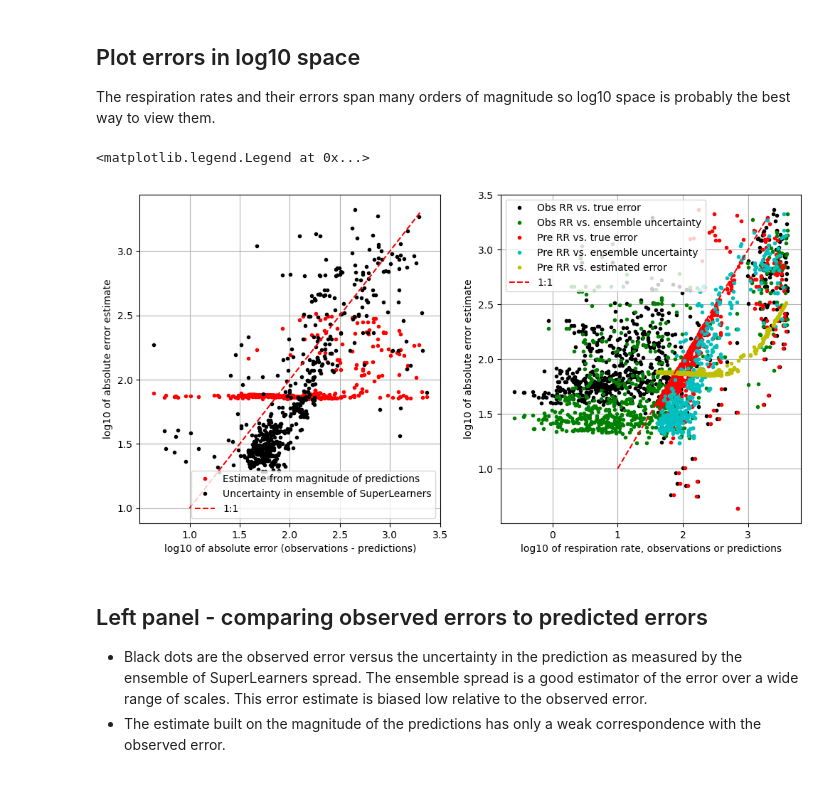
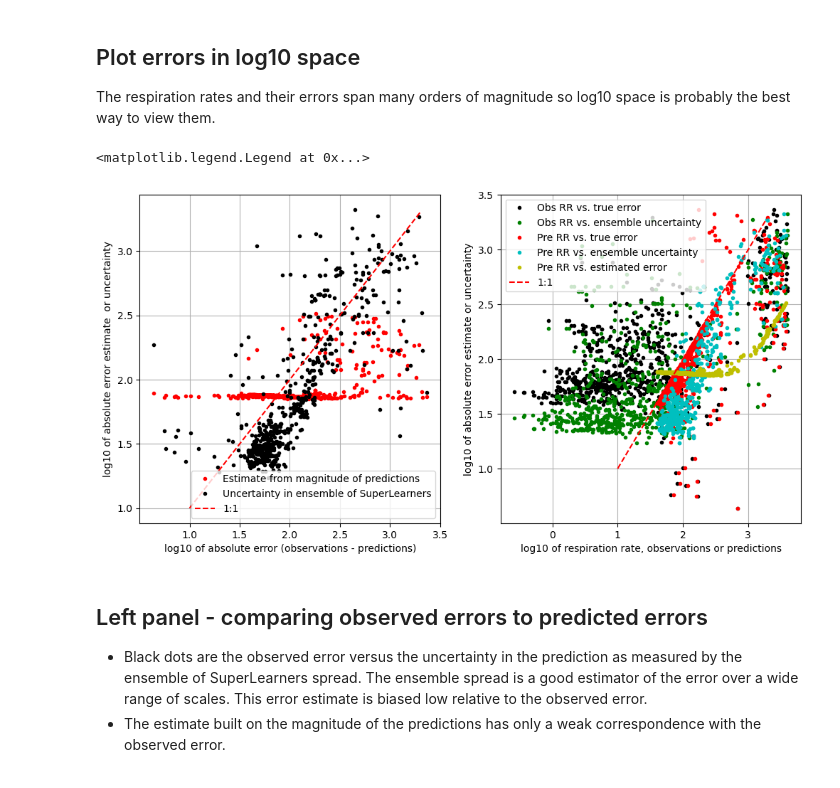
Before and after one commit to WHONDRS-Hub/ICON-ModEx_Open_Manuscript, a Jupyter notebook: fig-errors/error_analysis.ipynb, the cells around one changed output. Saved outputs shown, nothing was run; the diff lists cells and outputs as text; code cells hidden in the pictures.

```diff
--- a/fig-errors/error_analysis.ipynb
+++ b/fig-errors/error_analysis.ipynb
@@ -54,7 +62,7 @@ ax.plot(true_error,uncert_in_prediction,'k.')
 ax.plot(np.log10([10,2000]),np.log10([10,2000]),'r--')
 
 ax.set_xlabel('log10 of absolute error (observations - predictions)')
-ax.set_ylabel('log10 of absolute error estimate')
+ax.set_ylabel('log10 of absolute error estimate  or uncertainty')
 
 ax.legend(['Estimate from magnitude of predictions','Uncertainty in ensemble of SuperLearners','1:1'])
 ax.grid()
@@ -75,35 +83,35 @@ ax2.plot(
 
 # Plot the magnitude of the uncertainty versus the magnitude of the prediction
 ax2.plot(
     np.log10(np.abs(all_merge['Normalized_Respiration_Rate_mg_DO_per_H_per_L_sediment_pre_avg'])),
     true_error,'r.')
 
 # Plot the magnitude of the uncertainty versus the magnitude of the prediction
 ax2.plot(
     np.log10(np.abs(all_merge['Normalized_Respiration_Rate_mg_DO_per_H_per_L_sediment_pre_avg'])),
     uncert_in_prediction,'c.')
 
 # Plot the magnitude of the uncertainty versus the magnitude of the prediction
 ax2.plot(
     np.log10(np.abs(all_merge['Normalized_Respiration_Rate_mg_DO_per_H_per_L_sediment_pre_avg'])),
     avg_est_error,'y.')
 
 # Plot 1:1 line
 ax2.plot(np.log10([10,2000]),np.log10([10,2000]),'r--')
 
 ax2.grid()
 ax2.set_xlabel('log10 of respiration rate, observations or predictions')
-ax2.set_ylabel('log10 of absolute error estimate')
+ax2.set_ylabel('log10 of absolute error estimate or uncertainty')
 ax2.legend(
     ['Obs RR vs. true error',
      'Obs RR vs. ensemble uncertainty',
      'Pre RR vs. true error',
      'Pre RR vs. ensemble uncertainty',
      'Pre RR vs. estimated error',
      '1:1'])
 # %% [output]
 <matplotlib.legend.Legend at 0x...>
-[figure, old version]
+[figure, new version]
 # %% [markdown]
 ## Left panel - comparing observed errors to predicted errors
 + Black dots are the observed error versus the uncertainty in the prediction as measured by the ensemble of SuperLearners spread. The ensemble spread is a good estimator of the error over a wide range of scales. This error estimate is biased low relative to the observed error.
```
Also changed, not shown: parts of 5 cells of this notebook.
